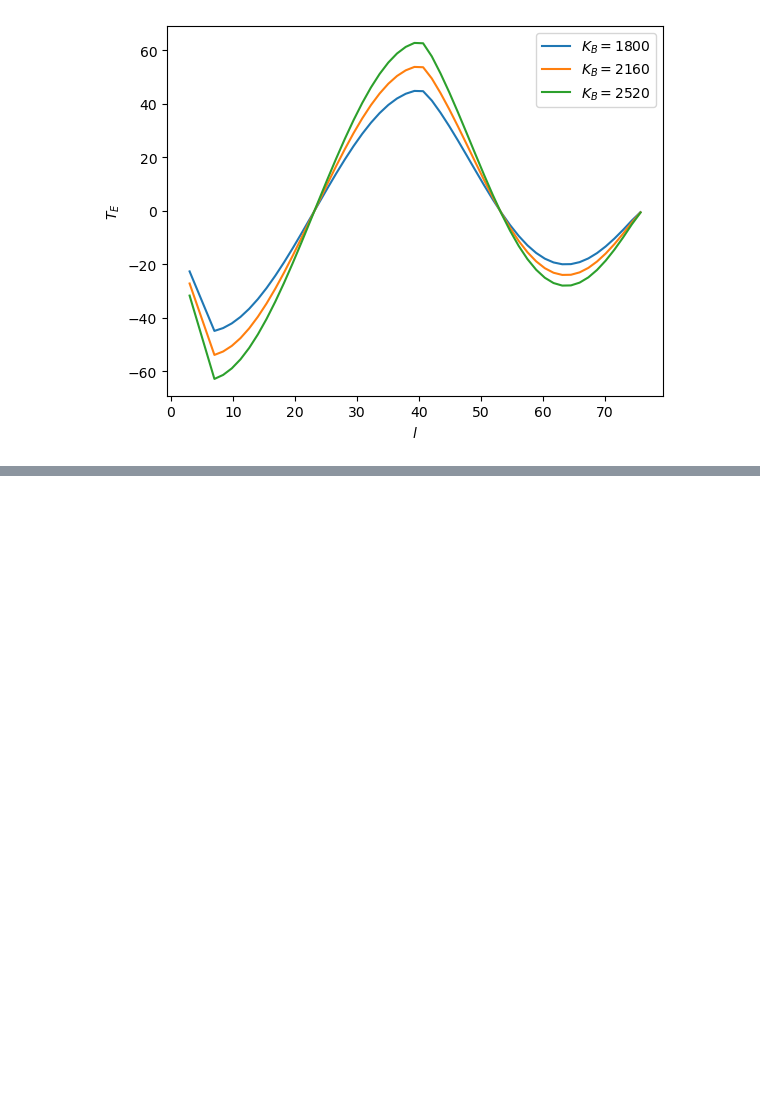
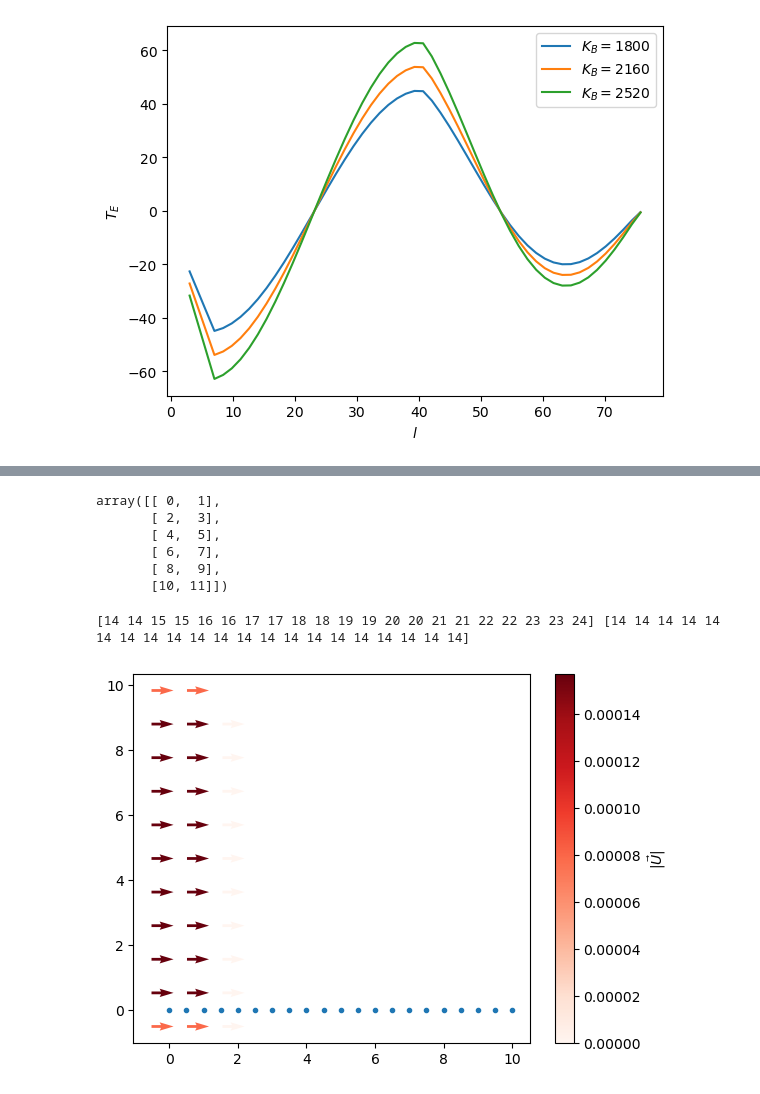
Before and after one commit to lyuanz/sperm_test, a Jupyter notebook: testing.ipynb, the cells around one changed output, grey strips where cells are left out. Cells and saved outputs as stored; diff of their text form; code cells hidden in the pictures; blank space fills up the shorter version.

Commit message:
testing fcm_spread

```diff
--- a/testing.ipynb
+++ b/testing.ipynb
@@ -507,3 +524,14 @@ plt.show()
+# %%
+test = np.reshape(np.arange(12), (6,2))
+test[test[:, 0]>5][:, 0] += 10
+test
+# %% [output]
+array([[ 0,  1],
+       [ 2,  3],
+       [ 4,  5],
+       [ 6,  7],
+       [ 8,  9],
+       [10, 11]])
 # %%
 def fcm_spread(F_B, Lambda, T_E, T_C, sperm_coordinates, L_x, L_y, N_x, N_y, sigma_Delta, sigma_Theta):
     """
@@ -538,27 +566,28 @@ def fcm_spread(F_B, Lambda, T_E, T_C, sperm_coordinates, L_x, L_y, N_x, N_y, sig
     F_total[0::2] = Lambda # edges
     F_total[1::2] = F_B # midpoints
     T_total = T_E + T_C
-    sperm_coordinates[sperm_coordinates[:, 0] >= L_x*0.5] -= L_x
-    sperm_coordinates[sperm_coordinates[:, 0] < -L_x*0.5] += L_x
-    sperm_coordinates[sperm_coordinates[:, 1] >= L_y*0.5] -= L_y
-    sperm_coordinates[sperm_coordinates[:, 1] < -L_y*0.5] += L_y
+    sperm_coordinates[:, 0][sperm_coordinates[:, 0] >= L_x*0.5] -= L_x
+    sperm_coordinates[:, 0][sperm_coordinates[:, 0] < -L_x*0.5] += L_x
+    sperm_coordinates[:, 1][sperm_coordinates[:, 1] >= L_y*0.5] -= L_y
+    sperm_coordinates[:, 1][sperm_coordinates[:, 1] < -L_y*0.5] += L_y
     dx = L_x/(N_x-1)
     dy = L_y/(N_y-1)
     idxD = ((sperm_coordinates[:,0]+L_x/2)//dx).astype(int)
     idyD = ((sperm_coordinates[:,1]+L_y/2)//dy).astype(int)
+    print(idxD, idyD)
     np.add.at(F_complex.real, (idxD,idyD), F_total[:,0])
     np.add.at(F_complex.imag, (idxD,idyD), F_total[:,1])
-    kD = int(6 * sigma_Delta / dx)  # cover ±3σ
+    kD = int(6 * sigma_Delta / dx)  # cover ±3*sigma
     gridD = np.linspace(-3*sigma_Delta, 3*sigma_Delta, kD)
-    GXD, GYD = np.meshgrid(gridD, gridD, indexing='ij')
+    GXD, GYD = np.meshgrid(gridD, gridD)
     GD = np.exp(-(GXD**2 + GYD**2) / (2*sigma_Delta**2)) / (2*np.pi*sigma_Delta**2)
     U_complex = oaconvolve(F_complex, GD, mode='same')
     idxT = idxD[1::2]
     idyT = idyD[1::2]
     np.add.at(T_z, (idxT,idyT), T_total)
-    kT = int(6 * sigma_Theta / dx)  # cover ±3σ
+    kT = int(6 * sigma_Theta / dx)  # cover ±3*sigma
     gridT = np.linspace(-3*sigma_Theta, 3*sigma_Theta, kT)
-    GXT, GYT = np.meshgrid(gridT, gridT, indexing='ij')
+    GXT, GYT = np.meshgrid(gridT, gridT)
     GT = np.exp(-(GXT**2 + GYT**2) / (2*sigma_Theta**2)) / (2*np.pi*sigma_Theta**2)
     gx = -GXT * GT / sigma_Theta**2
     gy = -GYT * GT / sigma_Theta**2
@@ -566,3 +595,42 @@ def fcm_spread(F_B, Lambda, T_E, T_C, sperm_coordinates, L_x, L_y, N_x, N_y, sig
     U_complex += 0.5*oaconvolve(T_z, g_complex, mode='same')
     U = np.stack((U_complex.real, U_complex.imag), axis=-1)
     return U
+# %%
+# Different F_B
+Lambda = np.zeros((11, 2))
+T_E = T_C = np.zeros(10)
+x = np.linspace(0, 10, 21)
+y = np.zeros(21)
+L_x = L_y = 30
+N_x = N_y = 30
+x[x >= L_x*0.5] -= L_x
+x[x < -L_x*0.5] += L_x
+y[y >= L_y*0.5] -= L_y
+y[y < -L_y*0.5] += L_y
+s = np.vstack([x, y]).T
+sigma_Delta = sigma_Theta = 0.5
+F_B = np.zeros((10, 2))
+F_B[:, 0] = 1
+F_B[:, 1] = 0
+U = fcm_spread(F_B, Lambda, T_E, T_C, s, L_x, L_y, N_x, N_y, sigma_Delta, sigma_Theta)
+grid_x = np.linspace(-0.5*L_x, 0.5*L_x, N_x)
+grid_y = np.linspace(-0.5*L_y, 0.5*L_y, N_y)
+grid_x, grid_y = np.meshgrid(grid_x, grid_y)
+mag = np.sqrt(U[...,0]**2+U[...,1]**2)
+mask = mag > 0
+U_hat_x = U[...,0][mask] / mag[mask]
+U_hat_y = U[...,1][mask] / mag[mask]
+Q = plt.quiver(
+grid_x[mask], grid_y[mask],        # origins
+U_hat_x, U_hat_y,    # arrow components
+mag[mask],
+angles='xy',           # interpret u,v in data coords
+cmap='Reds',
+width=0.007#,
+#clim=(0, 30),
+)
+plt.plot(x, y, '.')
+cbar = plt.colorbar(Q, label=r'$|\vec{U}|$')
+# %% [output]
+[14 14 15 15 16 16 17 17 18 18 19 19 20 20 21 21 22 22 23 23 24] [14 14 14 14 14 14 14 14 14 14 14 14 14 14 14 14 14 14 14 14 14]
+[figure, added]
```
Also changed, not shown: parts of 3 cells of this notebook.
